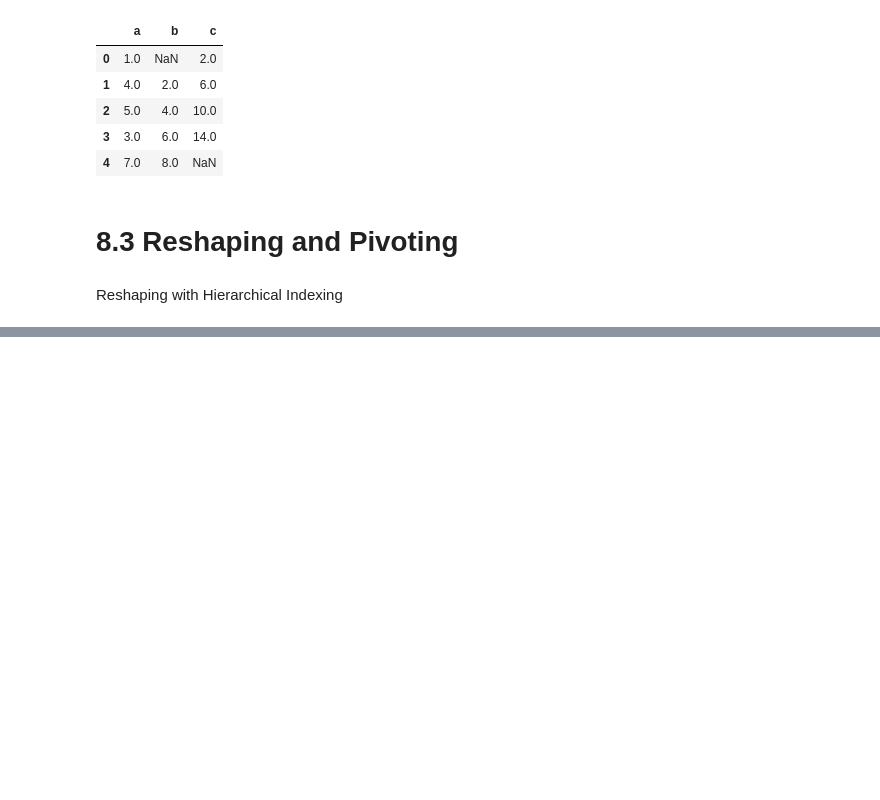
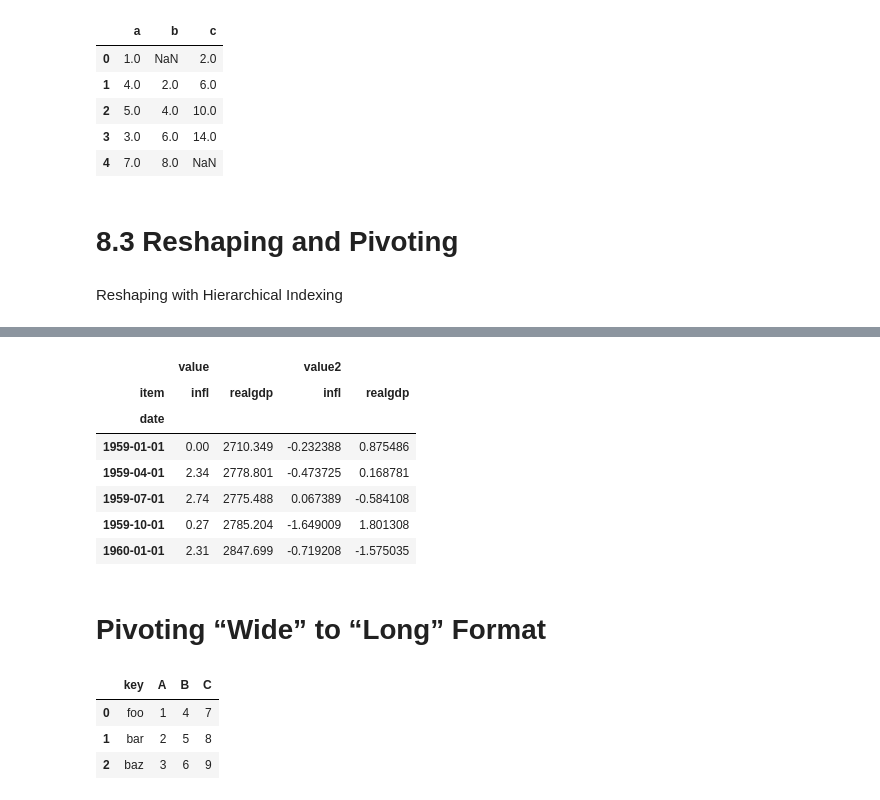
Before and after one commit to x-neon-nexus-o/Data_Science_MasterClass, a Jupyter notebook: Numpy and Pandas and Data Visualization with Analysis/Data Wrangling Join Combine, and Reshape.ipynb, the cells around one changed output, grey strips where cells are left out. Saved outputs shown, nothing was run; the diff lists cells and outputs as text; code cells hidden in the pictures; blank space fills up the shorter version.

```diff
--- a/Numpy and Pandas and Data Visualization with Analysis/Data Wrangling Join Combine, and Reshape.ipynb
+++ b/Numpy and Pandas and Data Visualization with Analysis/Data Wrangling Join Combine, and Reshape.ipynb
@@ -1065,0 +1310,15 @@ Reshaping with Hierarchical Indexing
+# %%
+unstacked=long_data.set_index(["date","item"]).unstack(level="item")
+# %%
+unstacked.head()
+# %% [output]
+|  | value |  | value2 |  |
+| item | infl | realgdp | infl | realgdp |
+| date |  |  |  |  |
+| 1959-01-01 | 0.00 | 2710.349 | -0.232388 | 0.875486 |
+| 1959-04-01 | 2.34 | 2778.801 | -0.473725 | 0.168781 |
+| 1959-07-01 | 2.74 | 2775.488 | 0.067389 | -0.584108 |
+| 1959-10-01 | 0.27 | 2785.204 | -1.649009 | 1.801308 |
+| 1960-01-01 | 2.31 | 2847.699 | -0.719208 | -1.575035 |
+# %% [markdown]
+# Pivoting “Wide” to “Long” Format
@@ -1065,0 +1332,7 @@ Reshaping with Hierarchical Indexing
+# %%
+df
+# %% [output]
+|  | key | A | B | C |
+| 0 | foo | 1 | 4 | 7 |
+| 1 | bar | 2 | 5 | 8 |
+| 2 | baz | 3 | 6 | 9 |
```
Also changed, not shown: parts of 59 cells of this notebook, 4 other files.
